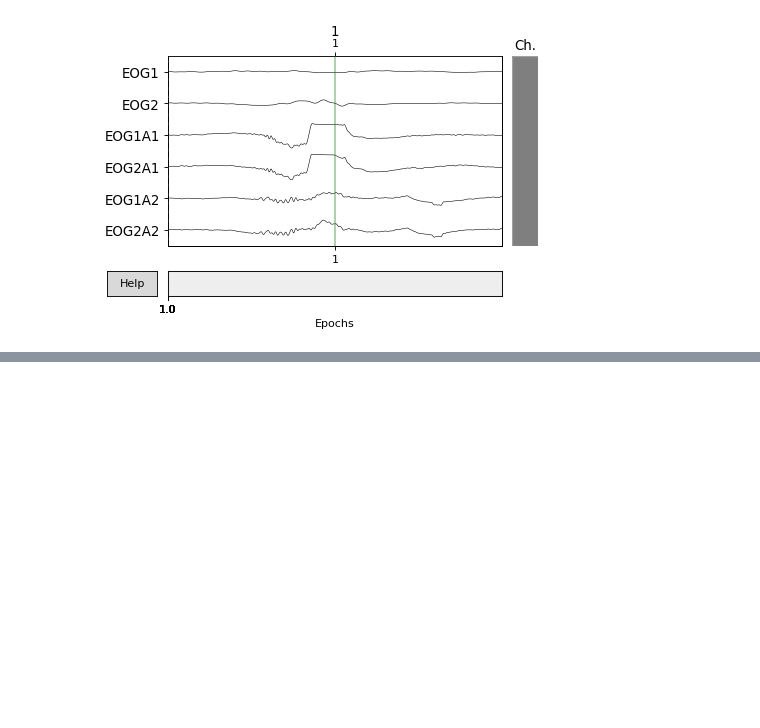
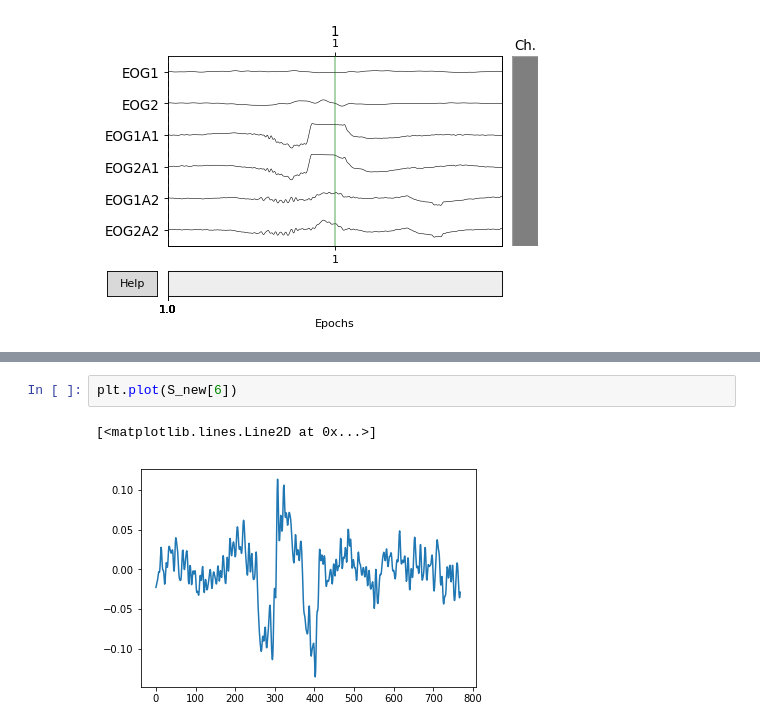
Before and after one commit to gabrielcsilva/Proj_final_PDS, a Jupyter notebook: Codigos/Trabalho final.ipynb, the cells around one changed output, grey strips where cells are left out. Saved outputs shown, nothing was run; the diff lists cells and outputs as text; blank space fills up the shorter version.

```diff
--- a/Codigos/Trabalho final.ipynb
+++ b/Codigos/Trabalho final.ipynb
@@ -121,0 +450,5 @@ no_plot = epochs[4].plot(picks=['F3', 'F4', 'C3', 'C4'])
+# %%
+plt.plot(S_new[6])
+# %% [output]
+[<matplotlib.lines.Line2D at 0x...>]
+[figure, added]
```
Also changed, not shown: parts of 20 cells of this notebook.
